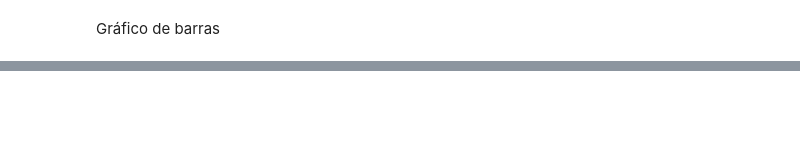
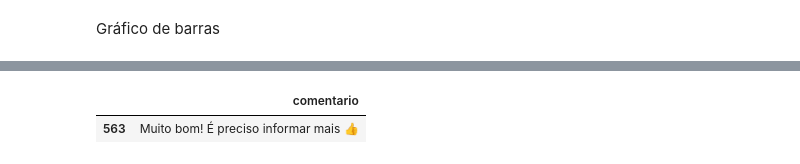
Before and after one commit to dadosliquidos/scrape-senti, a Jupyter notebook: BI.ipynb, the cells around one changed output, grey strips where cells are left out. Saved outputs shown, nothing was run; the diff lists cells and outputs as text; code cells hidden in the pictures; blank space fills up the shorter version.

```diff
--- a/BI.ipynb
+++ b/BI.ipynb
@@ -133,3 +157,9 @@ display(df2)
+# %%
+amostra = df2.sample(1)
+display(amostra)
+# %% [output]
+|  | comentario |
+| 563 | Muito bom! É preciso informar mais 👍 |
 # %%
 
 comentarios_ = Pnl.apply_stop_word(df2)
```
Also changed, not shown: parts of 9 cells of this notebook.
